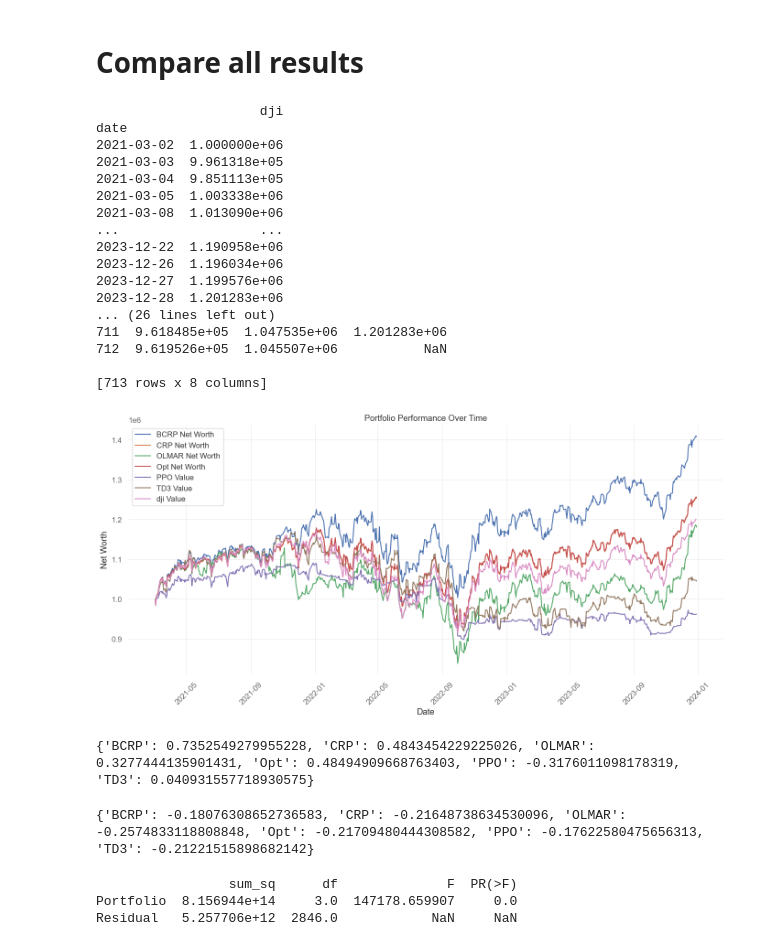
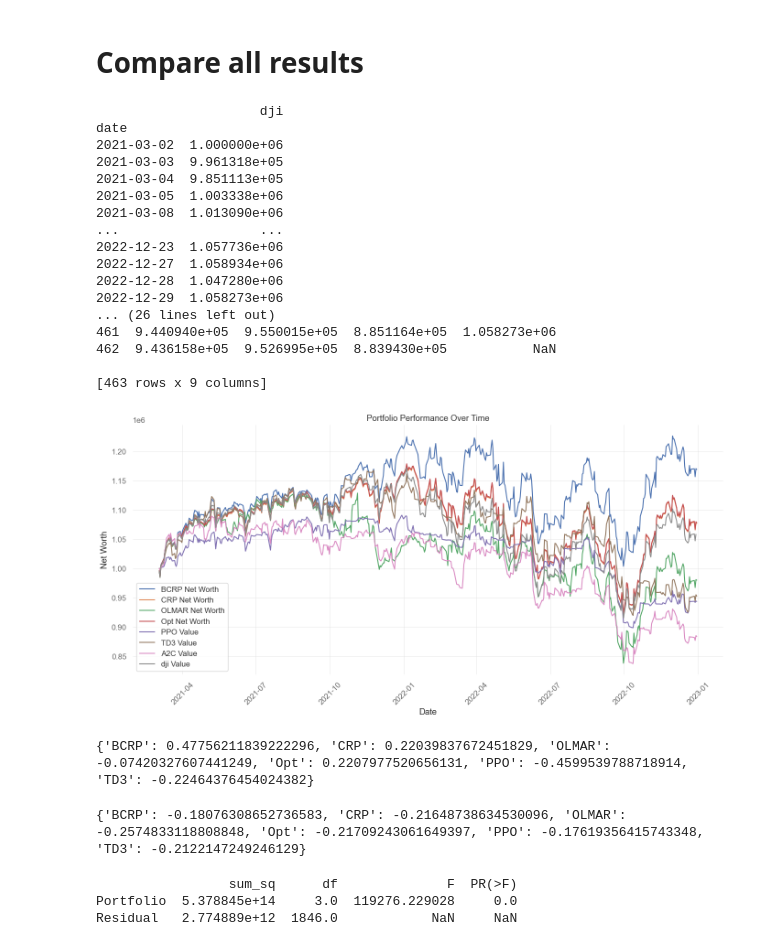
Before and after one commit to flpymonkey/Thesis, a Jupyter notebook: RL_Backtesting.ipynb, the cells around one changed output. Saved outputs shown, nothing was run; the diff lists cells and outputs as text; code cells hidden in the pictures.

```diff
--- a/RL_Backtesting.ipynb
+++ b/RL_Backtesting.ipynb
@@ -200,5 +200,5 @@ print(test)
 # %%
-from stable_baselines3 import PPO, TD3
+from stable_baselines3 import PPO, TD3, A2C
 from finrl.config import TRAINED_MODEL_DIR
 
 
@@ -206,6 +206,8 @@ from finrl.config import TRAINED_MODEL_DIR
 trained_ppo = PPO.load(TRAINED_MODEL_DIR + "/agent_ppo")
 
 trained_td3 = TD3.load(TRAINED_MODEL_DIR + "/agent_td3")
+
+trained_a2c = A2C.load(TRAINED_MODEL_DIR + "/agent_a2c")
 # %%
 # Test out of sample performance
 
@@ -283,0 +286,10 @@ df_account_value_td3
+# %%
+
+e_trade_gym_a2c = StockTradingEnv(df = test, turbulence_threshold = 70, **env_kwargs)
+
+df_account_value_a2c, df_actions_a2c = StockDRLAgent.DRL_prediction(
+    model=trained_a2c,
+    environment = e_trade_gym_a2c)
+
+df_account_value_a2c.rename(columns={'date': 'Date', 'account_value' : "a2c_value"}, inplace=True)
+df_account_value_a2c
@@ -353,6 +380,11 @@ df_account_value_td3['Date'] = pd.to_datetime(df_account_value_td3['Date'])
 # Merge the TD3 StockEnv data
 merged_df = pd.merge(merged_df, df_account_value_td3, on='Date')
 
+df_account_value_a2c['Date'] = pd.to_datetime(df_account_value_a2c['Date'])
+
+# Merge the A2C StockEnv data
+merged_df = pd.merge(merged_df, df_account_value_a2c, on='Date')
+
 
 
 print(df_dji)
@@ -371,37 +403,38 @@ date
 2021-03-05  1.003338e+06
 2021-03-08  1.013090e+06
 ...                  ...
-2023-12-22  1.190958e+06
-2023-12-26  1.196034e+06
-2023-12-27  1.199576e+06
-2023-12-28  1.201283e+06
+2022-12-23  1.057736e+06
+2022-12-27  1.058934e+06
+2022-12-28  1.047280e+06
+2022-12-29  1.058273e+06
 ... (26 lines left out)
-711  9.618485e+05  1.047535e+06  1.201283e+06
-712  9.619526e+05  1.045507e+06           NaN
+461  9.440940e+05  9.550015e+05  8.851164e+05  1.058273e+06
+462  9.436158e+05  9.526995e+05  8.839430e+05           NaN
 
-[713 rows x 8 columns]
+[463 rows x 9 columns]
 # %%
 import matplotlib.pyplot as plt
 
 # Plot the DataFrame
 plt.figure(figsize=(14, 7))
 plt.plot(merged_df['Date'], merged_df['BCRP_net_worth'], label='BCRP Net Worth')
 plt.plot(merged_df['Date'], merged_df['CRP_net_worth'], label='CRP Net Worth')# CRP and Opt net worth are basically on the same line
 plt.plot(merged_df['Date'], merged_df['OLMAR_net_worth'], label='OLMAR Net Worth')
 plt.plot(merged_df['Date'], merged_df['opt_net_worth'], label='Opt Net Worth')
 plt.plot(merged_df['Date'], merged_df['ppo_value'], label='PPO Value')
 plt.plot(merged_df['Date'], merged_df['td3_value'], label='TD3 Value')
+plt.plot(merged_df['Date'], merged_df['a2c_value'], label='A2C Value')
 plt.plot(merged_df['Date'], merged_df['dji'], label='dji Value')
 plt.xlabel('Date')
 plt.ylabel('Net Worth')
 plt.title('Portfolio Performance Over Time')
 plt.legend()
 plt.xticks(rotation=45)
 plt.grid(True)
 plt.tight_layout()
 plt.show()
 # %% [output]
-[figure, old version]
+[figure, new version]
 # %%
 import numpy as np
 
@@ -440,7 +473,7 @@ sharpe_ratios = {
 
 print(sharpe_ratios)
 # %% [output]
-{'BCRP': 0.7352549279955228, 'CRP': 0.4843454229225026, 'OLMAR': 0.3277444135901431, 'Opt': 0.48494909668763403, 'PPO': -0.3176011098178319, 'TD3': 0.040931557718930575}
+{'BCRP': 0.47756211839222296, 'CRP': 0.22039837672451829, 'OLMAR': -0.07420327607441249, 'Opt': 0.2207977520656131, 'PPO': -0.4599539788718914, 'TD3': -0.22464376454024382}
 # %%
 import pandas as pd
 import numpy as np
@@ -464,7 +497,7 @@ max_drawdowns = {
 
 print(max_drawdowns)
 # %% [output]
-{'BCRP': -0.18076308652736583, 'CRP': -0.21648738634530096, 'OLMAR': -0.2574833118808848, 'Opt': -0.21709480444308582, 'PPO': -0.17622580475656313, 'TD3': -0.21221515898682142}
+{'BCRP': -0.18076308652736583, 'CRP': -0.21648738634530096, 'OLMAR': -0.2574833118808848, 'Opt': -0.21709243061649397, 'PPO': -0.17619356415743348, 'TD3': -0.2122147249246129}
 # %%
 import pandas as pd
 import numpy as np
@@ -501,5 +534,5 @@ print(anova_result)
 # The results do seem to be statisitcally significant
 # %% [output]
                  sum_sq      df              F  PR(>F)
-Portfolio  8.156944e+14     3.0  147178.659907     0.0
-Residual   5.257706e+12  2846.0            NaN     NaN
+Portfolio  5.378845e+14     3.0  119276.229028     0.0
+Residual   2.774889e+12  1846.0            NaN     NaN
```
Also changed, not shown: parts of 9 cells of this notebook, 27 other files.
